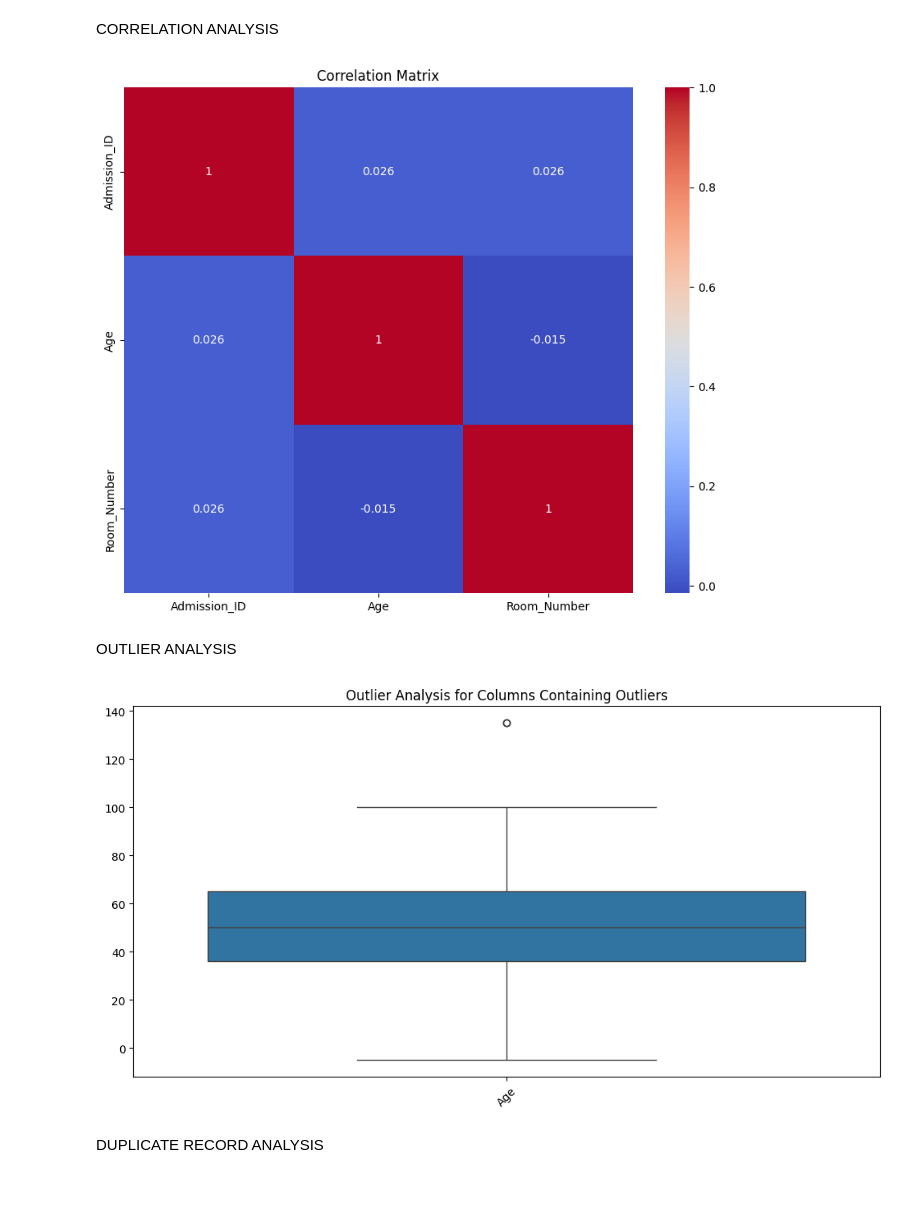
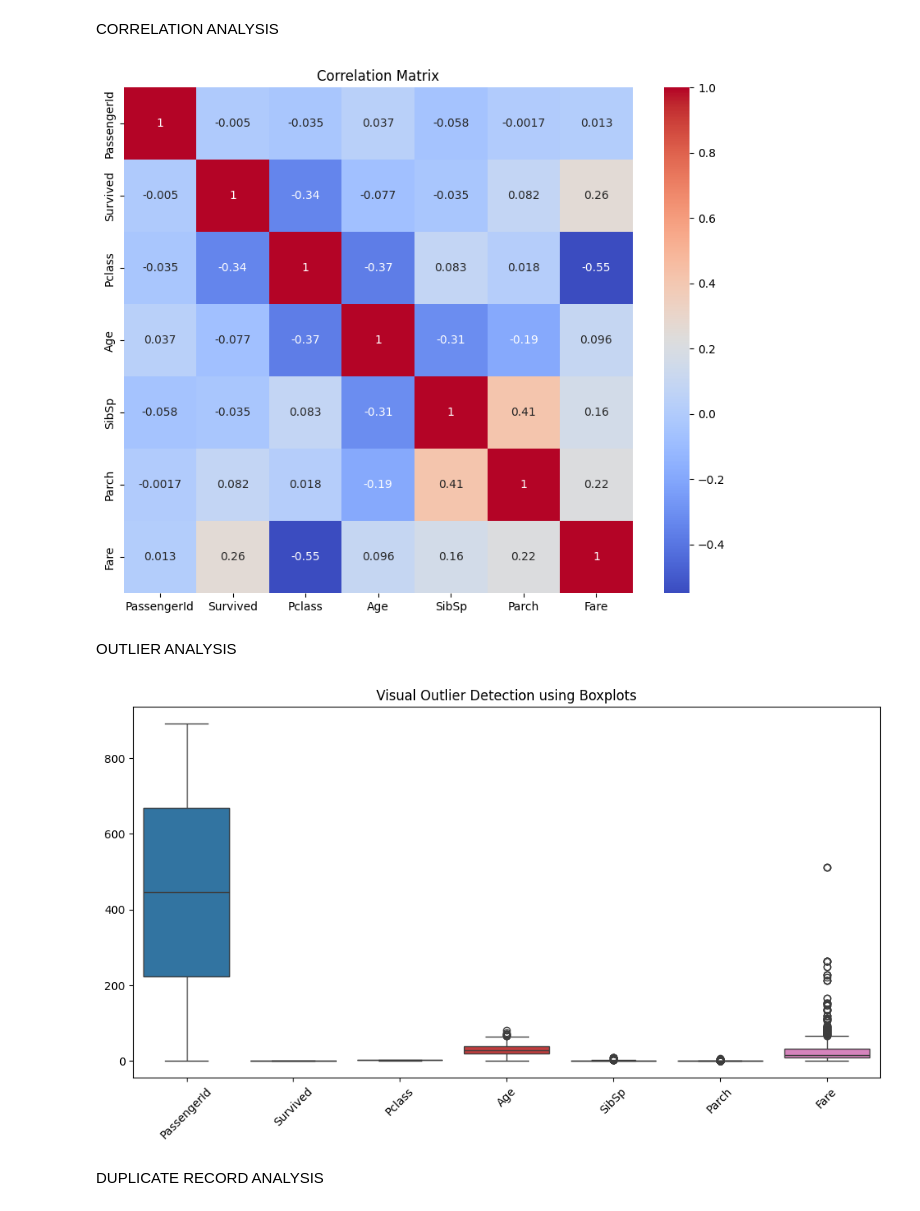
Before and after one commit to celina-sharma/LaunchTask, a Jupyter notebook: Week6/ML-Task/src/notebooks/EDA.ipynb, the cells around one changed output. Drawn from its saved outputs; the diff is of its cells as text; code cells hidden in the pictures.

```diff
--- a/Week6/ML-Task/src/notebooks/EDA.ipynb
+++ b/Week6/ML-Task/src/notebooks/EDA.ipynb
@@ -5,6 +5,6 @@ import pandas as pd
 import matplotlib.pyplot as plt
 import seaborn as sns
 
-df = pd.read_csv("../data/raw/hospital_admissions_dirty.csv")
+df = pd.read_csv("../data/raw/titanic.csv")
 df.head()
 # %% [output]
@@ -144,17 +144,19 @@ sns.heatmap(new_df.corr(), annot=True, cmap="coolwarm")
 plt.title("Correlation Matrix")
 plt.show()
 # %% [output]
-[figure, old version]
+[figure, new version]
 # %% [markdown]
 OUTLIER ANALYSIS
 # %%
+numeric_df = df.select_dtypes(include=[np.number])
+
 plt.figure(figsize=(12, 6))
-sns.boxplot(data=numeric_df[outlier_columns])
-plt.title("Outlier Analysis for Columns Containing Outliers")
+sns.boxplot(data=numeric_df)
+plt.title("Visual Outlier Detection using Boxplots")
 plt.xticks(rotation=45)
 plt.show()
 # %% [output]
-[figure, old version]
+[figure, new version]
 # %% [markdown]
 DUPLICATE RECORD ANALYSIS
 # %%
```
Also changed, not shown: parts of 15 cells of this notebook, 33 other files.
